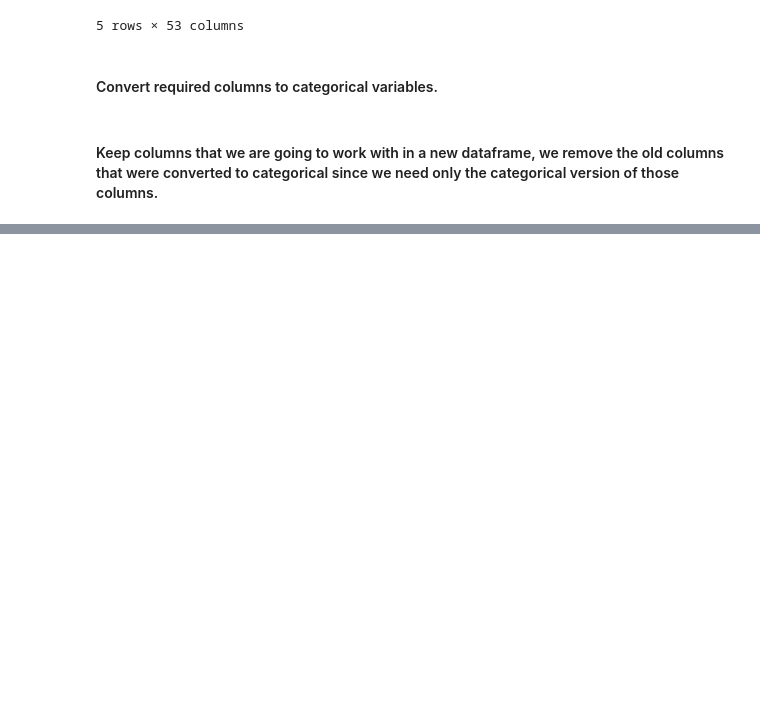
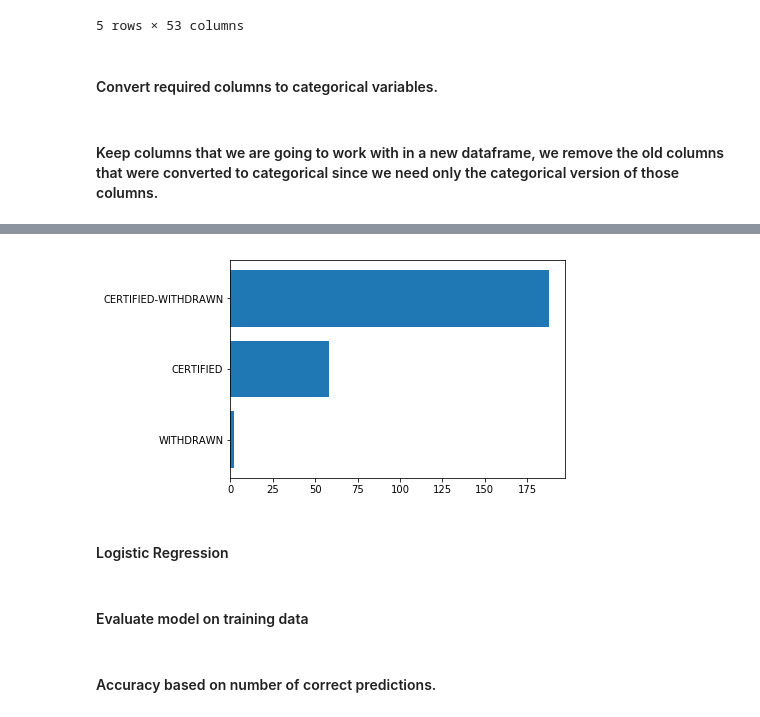
Before and after one commit to anupambhatta/H1BAnalytics, a Jupyter notebook: First_Attempt.ipynb, the cells around one changed output, grey strips where cells are left out. Drawn from its saved outputs; the diff is of its cells as text; code cells hidden in the pictures; blank space fills up the shorter version.

```diff
--- a/First_Attempt.ipynb
+++ b/First_Attempt.ipynb
@@ -45,15 +50,23 @@ def yearlyWage(data_dict):
     '''
     Converts the prevailing wage to yearly.
     '''
+    sal = 0.0
+    try:
+        sal = float(data_dict['PREVAILING_WAGE'])
+    except:
+        sal = 0.0
+        #do nothing
     if data_dict['PW_UNIT_OF_PAY'] == 'Hour':
-        data_dict['PREVAILING_WAGE'] = data_dict['PREVAILING_WAGE']*40*52 #40 hrs/week,52 weeks/yr
+        sal = sal*40*52 #40 hrs/week,52 weeks/yr
     if data_dict['PW_UNIT_OF_PAY'] == 'Week':
-        data_dict['PREVAILING_WAGE'] = data_dict['PREVAILING_WAGE']*52    #52 weeks/yr
+        sal = sal*52    #52 weeks/yr
     if data_dict['PW_UNIT_OF_PAY'] == 'Bi-Weekly':
-        data_dict['PREVAILING_WAGE'] = data_dict['PREVAILING_WAGE']*26    #52 weeks/yr,hence 26 bi-weeks
+        sal = sal*26    #52 weeks/yr,hence 26 bi-weeks
     if data_dict['PW_UNIT_OF_PAY'] == 'Month':
-        data_dict['PREVAILING_WAGE'] = data_dict['PREVAILING_WAGE']*12    #12 months/yr
-
+        sal = sal*12    #12 months/yr
+    if data_dict['PW_UNIT_OF_PAY'] == 'Year':
+        sal == sal
+    data_dict['PREVAILING_WAGE'] = sal
     return data_dict
 # %%
 def createRow(line, headers):
@@ -146,0 +234,8 @@ h1b_labledPoints.take(2)
+# %%
+class_count = h1b_data_frame.map(lambda x : (x.CASE_STATUS, 1)).reduceByKey(lambda x, y : x+y)
+barPlot(class_count)
+plt.show()
+# %% [output]
+[figure, added]
+# %% [markdown]
+#### Logistic Regression
@@ -146,0 +244,2 @@ h1b_labledPoints.take(2)
+# %% [markdown]
+#### Evaluate model on training data
@@ -146,0 +248,2 @@ h1b_labledPoints.take(2)
+# %% [markdown]
+#### Accuracy based on number of correct predictions.
```
Also changed, not shown: parts of 23 cells of this notebook.
